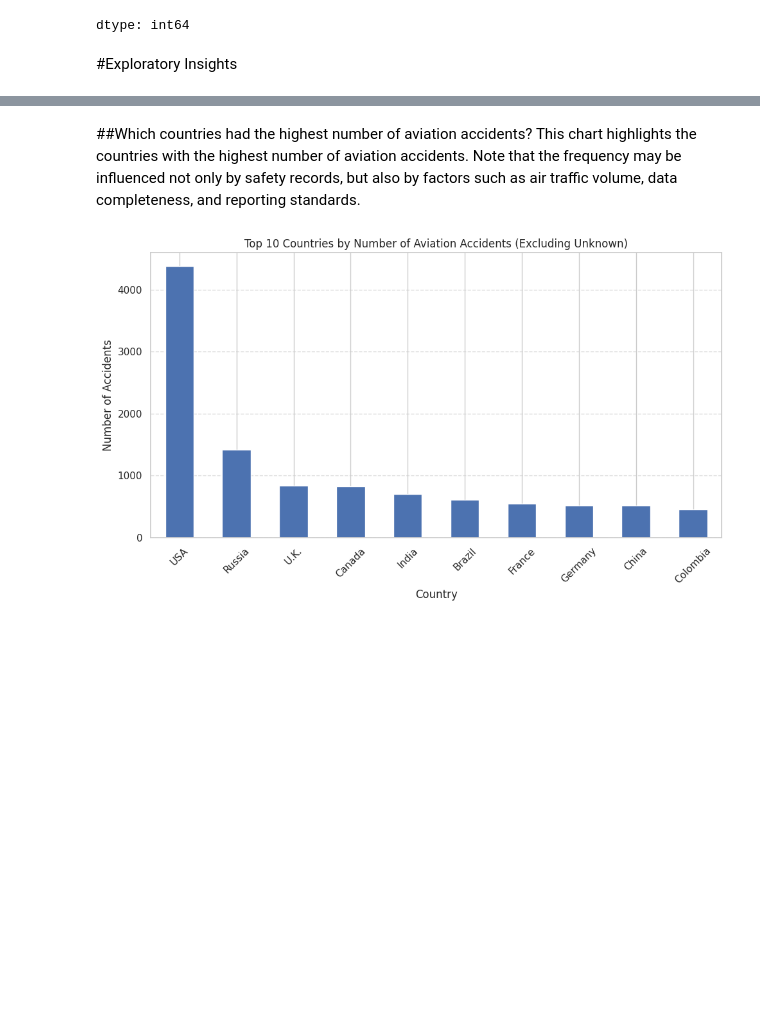
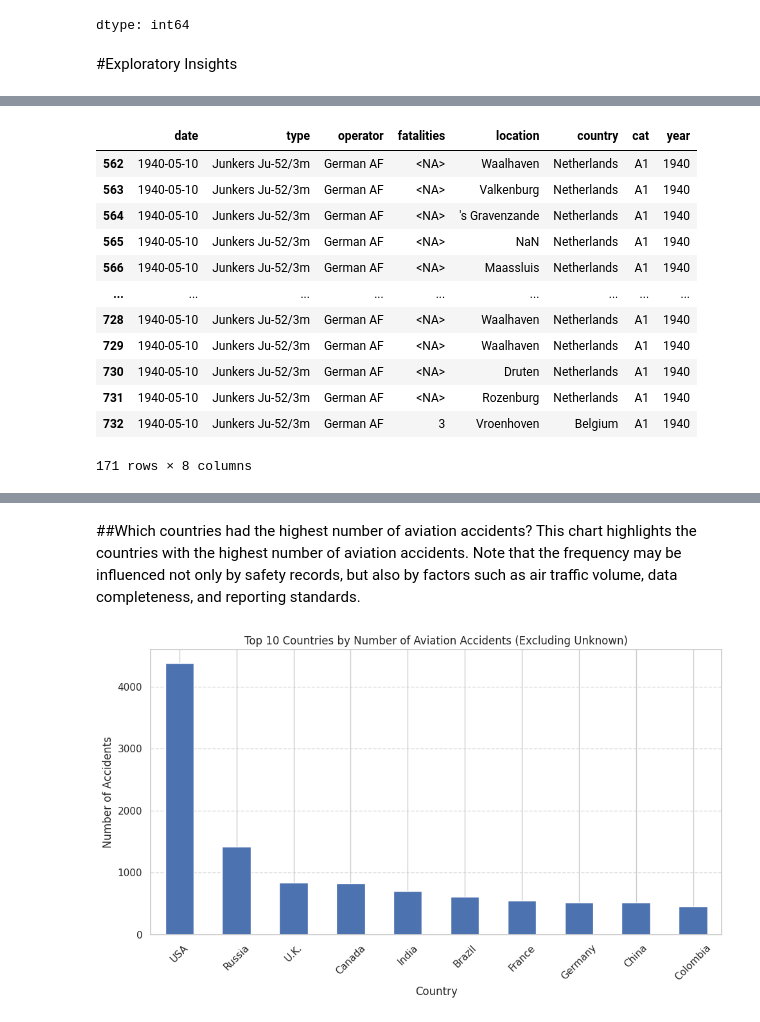
Before and after one commit to mattia-dalta/Airplane-disasters, a Jupyter notebook: Airplane_disaster_(1919_2023).ipynb, the cells around one changed output, grey strips where cells are left out. Drawn from its saved outputs; the diff is of its cells as text; code cells hidden in the pictures; blank space fills up the shorter version.

```diff
--- a/Airplane_disaster_(1919_2023).ipynb
+++ b/Airplane_disaster_(1919_2023).ipynb
@@ -262,0 +273,16 @@ df.drop(columns='registration', inplace=True)
+# %%
+df[df['date'] == '1940-05-10']
+# %% [output]
+|  | date | type | operator | fatalities | location | country | cat | year |
+| 562 | 1940-05-10 | Junkers Ju-52/3m | German AF | <NA> | Waalhaven | Netherlands | A1 | 1940 |
+| 563 | 1940-05-10 | Junkers Ju-52/3m | German AF | <NA> | Valkenburg | Netherlands | A1 | 1940 |
+| 564 | 1940-05-10 | Junkers Ju-52/3m | German AF | <NA> | 's Gravenzande | Netherlands | A1 | 1940 |
+| 565 | 1940-05-10 | Junkers Ju-52/3m | German AF | <NA> | NaN | Netherlands | A1 | 1940 |
+| 566 | 1940-05-10 | Junkers Ju-52/3m | German AF | <NA> | Maassluis | Netherlands | A1 | 1940 |
+| ... | ... | ... | ... | ... | ... | ... | ... | ... |
+| 728 | 1940-05-10 | Junkers Ju-52/3m | German AF | <NA> | Waalhaven | Netherlands | A1 | 1940 |
+| 729 | 1940-05-10 | Junkers Ju-52/3m | German AF | <NA> | Waalhaven | Netherlands | A1 | 1940 |
+| 730 | 1940-05-10 | Junkers Ju-52/3m | German AF | <NA> | Druten | Netherlands | A1 | 1940 |
+| 731 | 1940-05-10 | Junkers Ju-52/3m | German AF | <NA> | Rozenburg | Netherlands | A1 | 1940 |
+| 732 | 1940-05-10 | Junkers Ju-52/3m | German AF | 3 | Vroenhoven | Belgium | A1 | 1940 |
+171 rows × 8 columns
```
Also changed, not shown: parts of 28 cells of this notebook.
